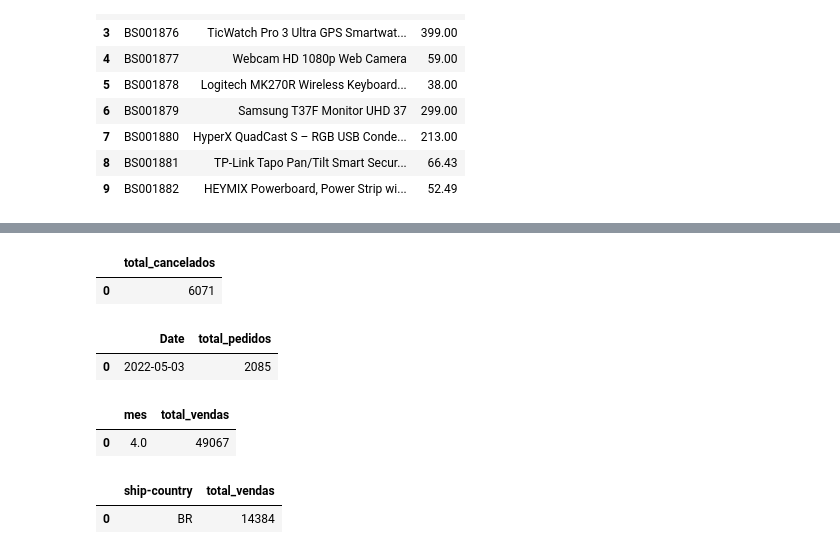
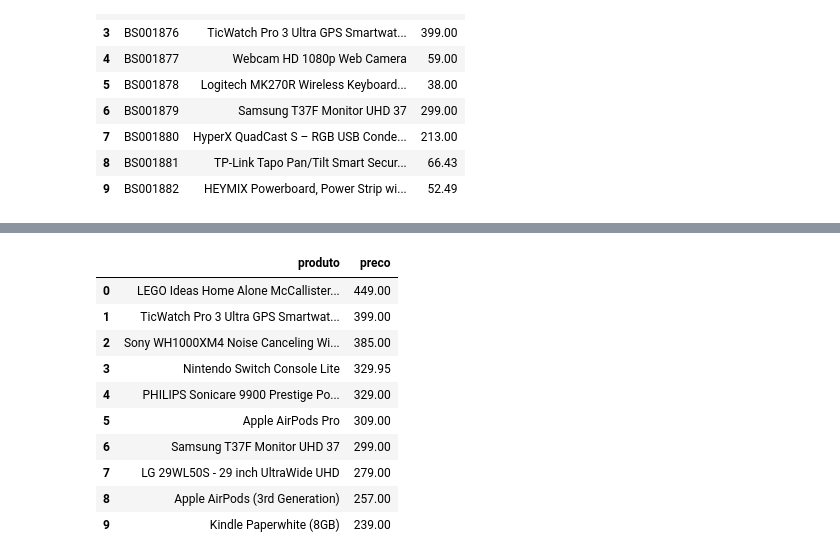
Before and after one commit to guilherme-lucke/projeto, a Jupyter notebook: analises.ipynb, the cells around one changed output, grey strips where cells are left out. Drawn from its saved outputs; the diff is of its cells as text; code cells hidden in the pictures.

```diff
--- a/analises.ipynb
+++ b/analises.ipynb
@@ -56,24 +79,14 @@ df_produtos_mais_caros = pd.read_sql("SELECT * FROM vw_produtos_mais_caros;", en
 # %%
-#04 Quantos pedidos foram cancelados?
-df_pedidos_cancelados = pd.read_sql("SELECT * FROM vw_pedidos_cancelados;", engine); df_pedidos_cancelados.head()
+df_ProdutosMaisCaros = pd.read_sql("SELECT * FROM vwProdutosMaisCaros;", engine); df_ProdutosMaisCaros.head(10)
 # %% [output]
-|  | total_cancelados |
-| 0 | 6071 |
+|  | produto | preco |
+| 0 | LEGO Ideas Home Alone McCallister... | 449.00 |
+| 1 | TicWatch Pro 3 Ultra GPS Smartwat... | 399.00 |
+| 2 | Sony WH1000XM4 Noise Canceling Wi... | 385.00 |
+| 3 | Nintendo Switch Console Lite | 329.95 |
+| 4 | PHILIPS Sonicare 9900 Prestige Po... | 329.00 |
+| 5 | Apple AirPods Pro | 309.00 |
+| 6 | Samsung T37F Monitor UHD 37 | 299.00 |
+| 7 | LG 29WL50S - 29 inch UltraWide UHD | 279.00 |
+| 8 | Apple AirPods (3rd Generation) | 257.00 |
+| 9 | Kindle Paperwhite (8GB) | 239.00 |
-# %%
-#05 Qual é a data mais comum para envio?
-df_data_envio = pd.read_sql("SELECT * FROM vw_data_envio;", engine); df_data_envio.head()
-# %% [output]
-|  | Date | total_pedidos |
-| 0 | 2022-05-03 | 2085 |
-# %%
-#06 Qual é o mês com mais vendas?
-df_mes_mais_vendas = pd.read_sql("SELECT * FROM vw_mes_mais_vendas;", engine); df_mes_mais_vendas.head()
-# %% [output]
-|  | mes | total_vendas |
-| 0 | 4.0 | 49067 |
-# %%
-#07 Qual é o país com mais vendas?
-df_pais_mais_vendas = pd.read_sql("SELECT * FROM vw_pais_mais_vendas;", engine); df_pais_mais_vendas.head()
-# %% [output]
-|  | ship-country | total_vendas |
-| 0 | BR | 14384 |
```
Also changed, not shown: parts of 34 cells of this notebook, 8 other files.
